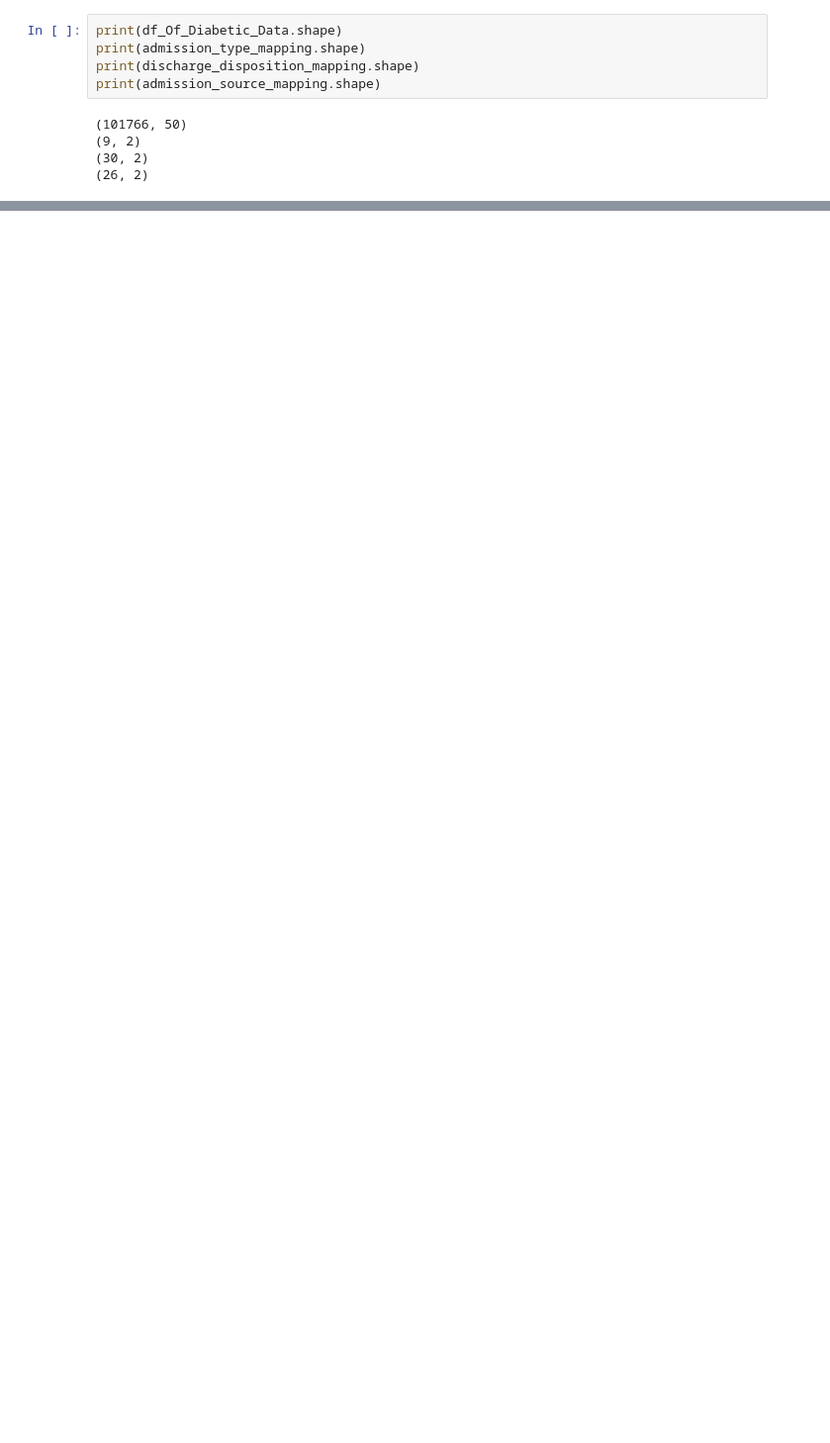
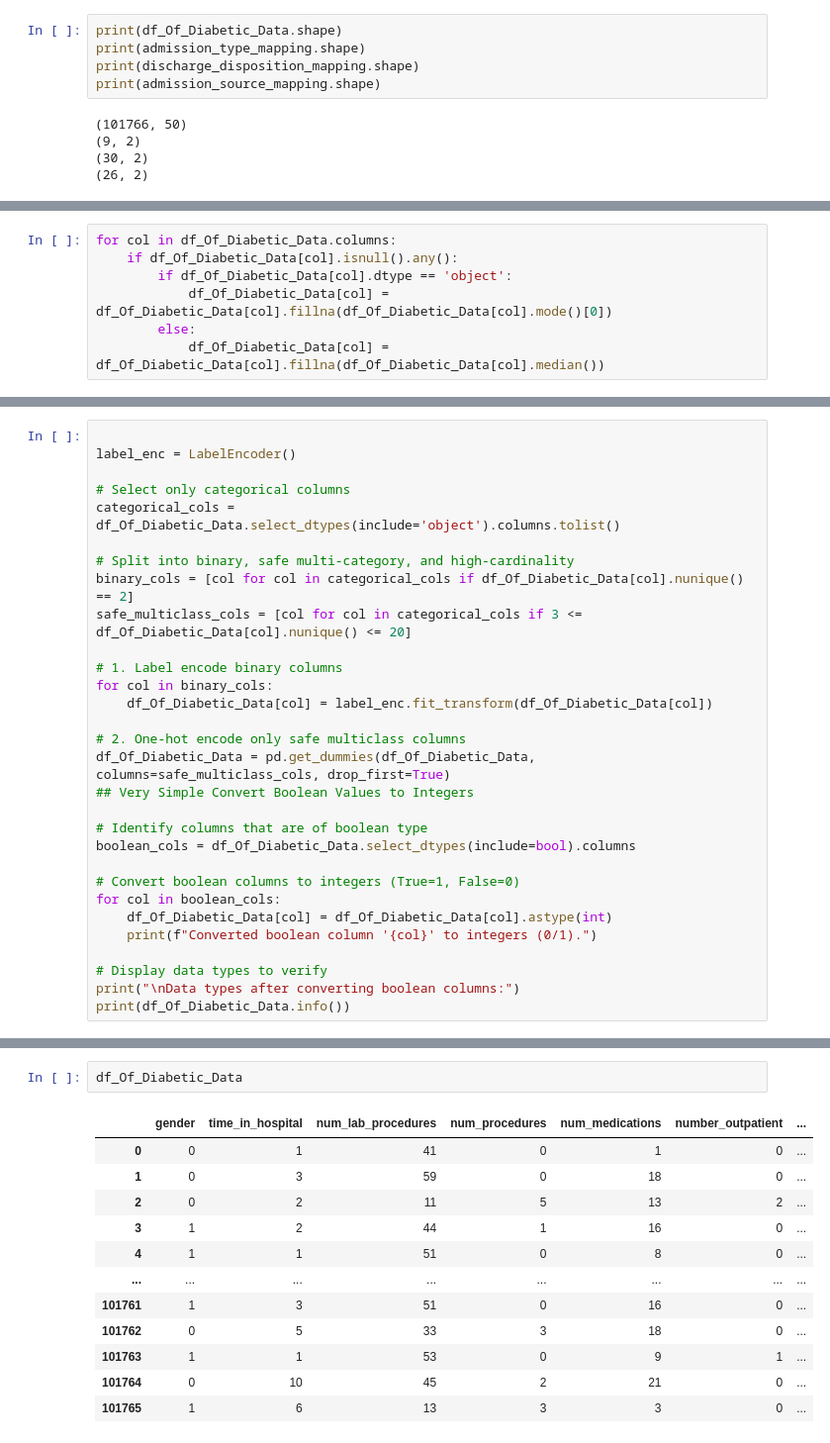
Before and after one commit to omarehab2110/Hospital-Readmission-Prediction, a Jupyter notebook: Project_Notebook.ipynb, the cells around one changed output, grey strips where cells are left out. Shown at 99% size. Cells and saved outputs as stored; diff of their text form; blank space fills up the shorter version.

```diff
--- a/Project_Notebook.ipynb
+++ b/Project_Notebook.ipynb
@@ -131,0 +293,7 @@ df_Of_Diabetic_Data.describe()
+# %%
+for col in df_Of_Diabetic_Data.columns:
+    if df_Of_Diabetic_Data[col].isnull().any():
+        if df_Of_Diabetic_Data[col].dtype == 'object':
+            df_Of_Diabetic_Data[col] = df_Of_Diabetic_Data[col].fillna(df_Of_Diabetic_Data[col].mode()[0])
+        else:
+            df_Of_Diabetic_Data[col] = df_Of_Diabetic_Data[col].fillna(df_Of_Diabetic_Data[col].median())
@@ -131,0 +323,30 @@ df_Of_Diabetic_Data.describe()
+# %%
+
+label_enc = LabelEncoder()
+
+# Select only categorical columns
+categorical_cols = df_Of_Diabetic_Data.select_dtypes(include='object').columns.tolist()
+
+# Split into binary, safe multi-category, and high-cardinality
+binary_cols = [col for col in categorical_cols if df_Of_Diabetic_Data[col].nunique() == 2]
+safe_multiclass_cols = [col for col in categorical_cols if 3 <= df_Of_Diabetic_Data[col].nunique() <= 20]
+
+# 1. Label encode binary columns
+for col in binary_cols:
+    df_Of_Diabetic_Data[col] = label_enc.fit_transform(df_Of_Diabetic_Data[col])
+
+# 2. One-hot encode only safe multiclass columns
+df_Of_Diabetic_Data = pd.get_dummies(df_Of_Diabetic_Data, columns=safe_multiclass_cols, drop_first=True)
+## Very Simple Convert Boolean Values to Integers
+
+# Identify columns that are of boolean type
+boolean_cols = df_Of_Diabetic_Data.select_dtypes(include=bool).columns
+
+# Convert boolean columns to integers (True=1, False=0)
+for col in boolean_cols:
+    df_Of_Diabetic_Data[col] = df_Of_Diabetic_Data[col].astype(int)
+    print(f"Converted boolean column '{col}' to integers (0/1).")
+
+# Display data types to verify
+print("\nData types after converting boolean columns:")
+print(df_Of_Diabetic_Data.info())
@@ -131,0 +371,15 @@ df_Of_Diabetic_Data.describe()
+# %%
+df_Of_Diabetic_Data
+# %% [output]
+|  | gender | time_in_hospital | num_lab_procedures | num_procedures | num_medications | number_outpatient | ... |
+| 0 | 0 | 1 | 41 | 0 | 1 | 0 | ... |
+| 1 | 0 | 3 | 59 | 0 | 18 | 0 | ... |
+| 2 | 0 | 2 | 11 | 5 | 13 | 2 | ... |
+| 3 | 1 | 2 | 44 | 1 | 16 | 0 | ... |
+| 4 | 1 | 1 | 51 | 0 | 8 | 0 | ... |
+| ... | ... | ... | ... | ... | ... | ... | ... |
+| 101761 | 1 | 3 | 51 | 0 | 16 | 0 | ... |
+| 101762 | 0 | 5 | 33 | 3 | 18 | 0 | ... |
+| 101763 | 1 | 1 | 53 | 0 | 9 | 1 | ... |
+| 101764 | 0 | 10 | 45 | 2 | 21 | 0 | ... |
+| 101765 | 1 | 6 | 13 | 3 | 3 | 0 | ... |
```
Also changed, not shown: parts of 23 cells of this notebook.
